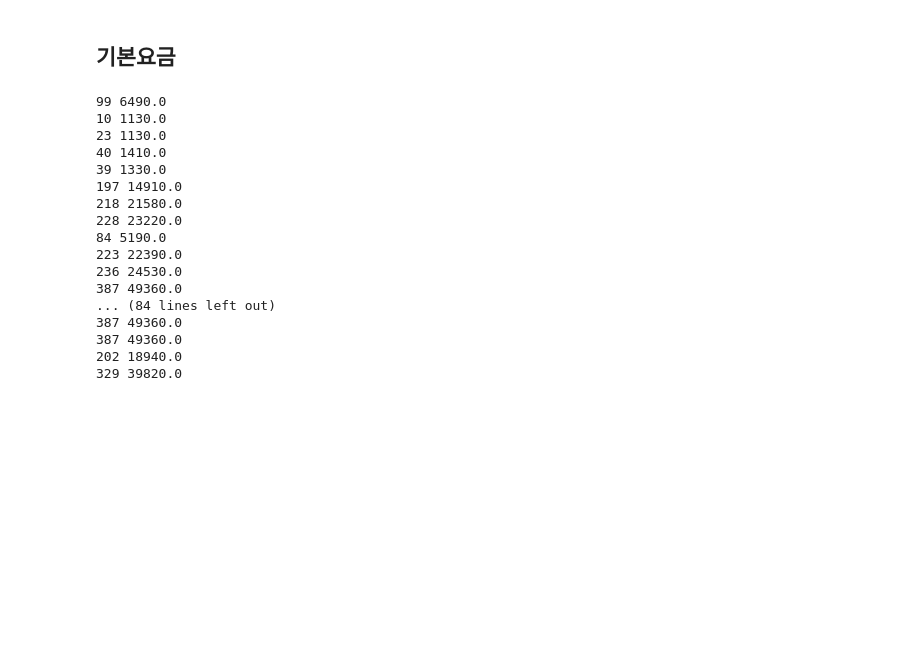
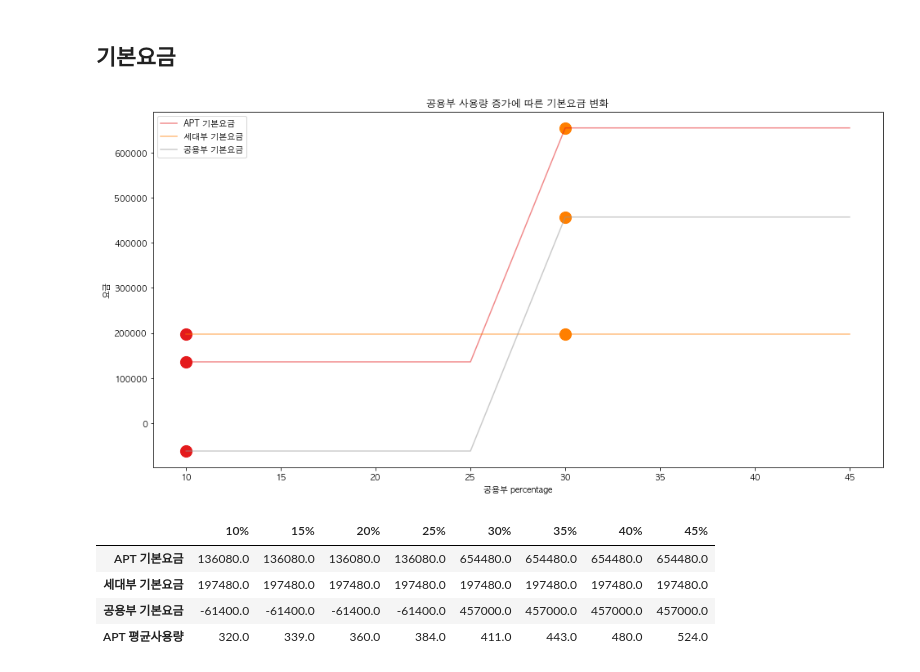
Before and after one commit to formegusto/what-is-public-fee, a Jupyter notebook: pt1.공용부의 전기요금 구성요소 Modularization.ipynb, the cells around one changed output. Cells and saved outputs as stored; diff of their text form; code cells hidden in the pictures; blank space fills up the shorter version.

Commit message:
Basic Analyzer Init

```diff
--- a/pt1.공용부의 전기요금 구성요소 Modularization.ipynb
+++ b/pt1.공용부의 전기요금 구성요소 Modularization.ipynb
@@ -40,6 +40,7 @@ anal.meter_month.iloc[:5]
 | 3 | 아파트1-104-1208 | 40 |
 | 4 | 아파트1-104-408 | 39 |
 # %%
+anal.set_bill_table(public_percentage=30)
 anal.set()
 anal.bill_table.get
 # %% [output]
@@ -52,21 +53,12 @@ anal.bill_table.get
 # %% [markdown]
 ## 기본요금
 # %%
+basic_anal = anal.basic.get_percentage(var_point=True, inc=5)
+basic_anal.iloc[:, :10]
 # %% [output]
-99 6490.0
-10 1130.0
-23 1130.0
-40 1410.0
-39 1330.0
-197 14910.0
-218 21580.0
-228 23220.0
-84 5190.0
-223 22390.0
-236 24530.0
-387 49360.0
-... (84 lines left out)
-387 49360.0
-387 49360.0
-202 18940.0
-329 39820.0
+[figure, added]
+|  | 10% | 15% | 20% | 25% | 30% | 35% | 40% | 45% |
+| APT 기본요금 | 136080.0 | 136080.0 | 136080.0 | 136080.0 | 654480.0 | 654480.0 | 654480.0 | 654480.0 |
+| 세대부 기본요금 | 197480.0 | 197480.0 | 197480.0 | 197480.0 | 197480.0 | 197480.0 | 197480.0 | 197480.0 |
+| 공용부 기본요금 | -61400.0 | -61400.0 | -61400.0 | -61400.0 | 457000.0 | 457000.0 | 457000.0 | 457000.0 |
+| APT 평균사용량 | 320.0 | 339.0 | 360.0 | 384.0 | 411.0 | 443.0 | 480.0 | 524.0 |
```
Also changed, not shown: parts of 4 cells of this notebook, 3 other files.
